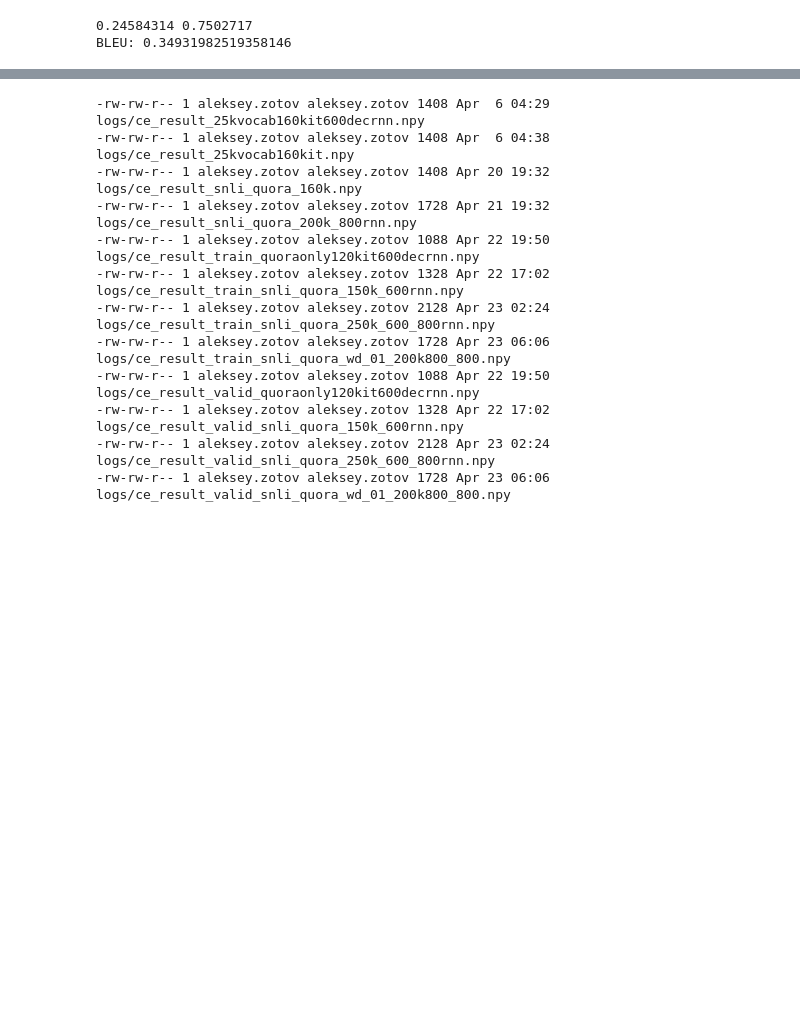
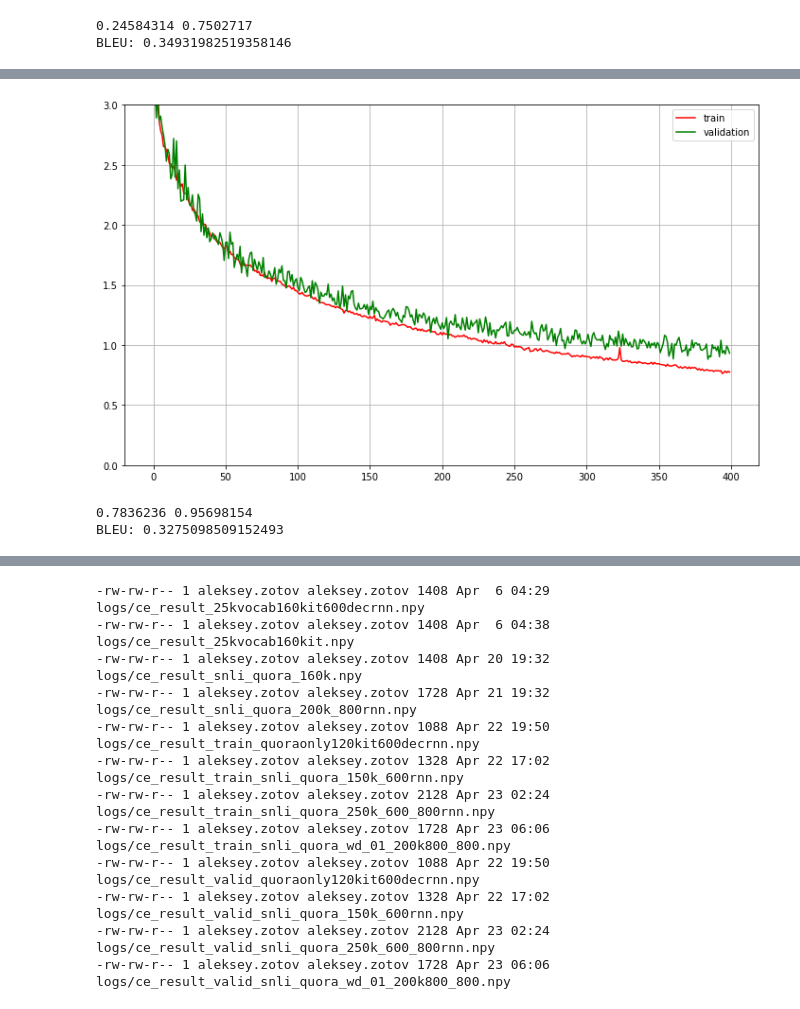
Before and after one commit to ale3otik/paraphrases-generator, a Jupyter notebook: plotter.ipynb, the cells around one changed output, grey strips where cells are left out. Saved outputs shown, nothing was run; the diff lists cells and outputs as text; code cells hidden in the pictures; blank space fills up the shorter version.

Commit message:
add new results with plots

```diff
--- a/plotter.ipynb
+++ b/plotter.ipynb
@@ -122,0 +127,6 @@ build_ce_plot('quora_coco_250kit_600_800', need_bleu=True)
+# %%
+build_ce_plot('quora_coco_200kit_600_600', need_bleu=True)
+# %% [output]
+[figure, added]
+0.7836236 0.95698154
+BLEU: 0.3275098509152493
```
Also changed, not shown: parts of 2 cells of this notebook.
